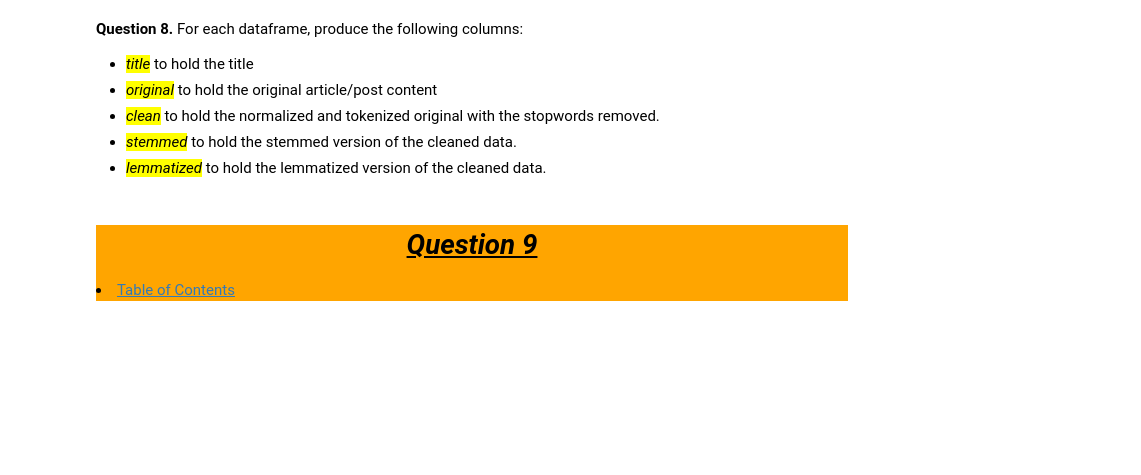
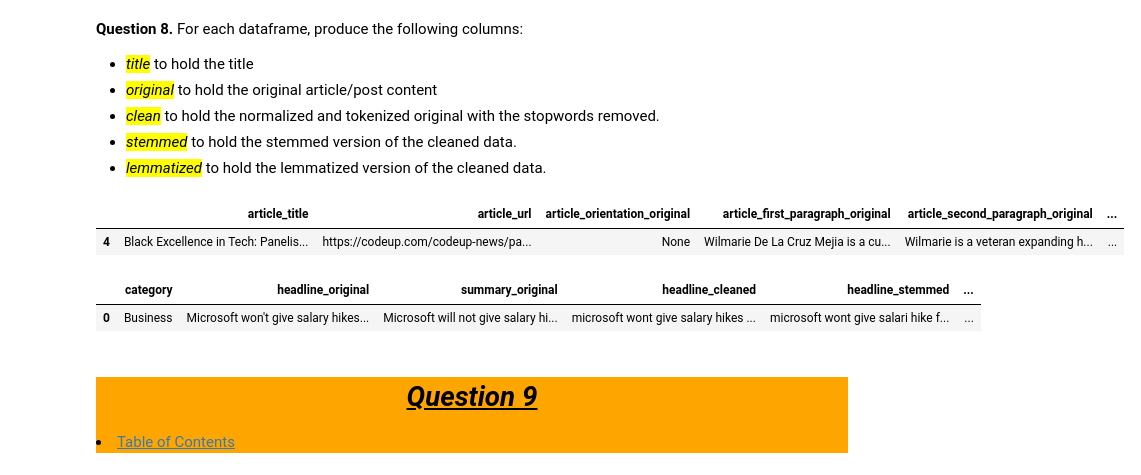
Before and after one commit to Jared-Wood135/natural-language-processing-exercises, a Jupyter notebook: prepare.ipynb, the cells around one changed output. Drawn from its saved outputs; the diff is of its cells as text; code cells hidden in the pictures; blank space fills up the shorter version.

```diff
--- a/prepare.ipynb
+++ b/prepare.ipynb
@@ -131,6 +397,18 @@ This function should define two optional parameters, <mark><i>extra_words</i></m
 - <mark><i>clean</i></mark> to hold the normalized and tokenized original with the stopwords removed.
 - <mark><i>stemmed</i></mark> to hold the stemmed version of the cleaned data.
 - <mark><i>lemmatized</i></mark> to hold the lemmatized version of the cleaned data.
+# %%
+all_blogs_versions_df = p.all_versions_blog()
+all_blogs_versions_df.sample()
+# %% [output]
+|  | article_title | article_url | article_orientation_original | article_first_paragraph_original | article_second_paragraph_original | ... |
+| 4 | Black Excellence in Tech: Panelis... | https://codeup.com/codeup-news/pa... | None | Wilmarie De La Cruz Mejia is a cu... | Wilmarie is a veteran expanding h... | ... |
+# %%
+all_news_versions_df = p.all_versions_news()
+all_news_versions_df.sample()
+# %% [output]
+|  | category | headline_original | summary_original | headline_cleaned | headline_stemmed | ... |
+| 0 | Business | Microsoft won't give salary hikes... | Microsoft will not give salary hi... | microsoft wont give salary hikes ... | microsoft wont give salari hike f... | ... |
 # %% [markdown]
 <div style='background-color : orange'>
 <a id='q9'></a>
```
Also changed, not shown: parts of 27 cells of this notebook, 1 other file.
